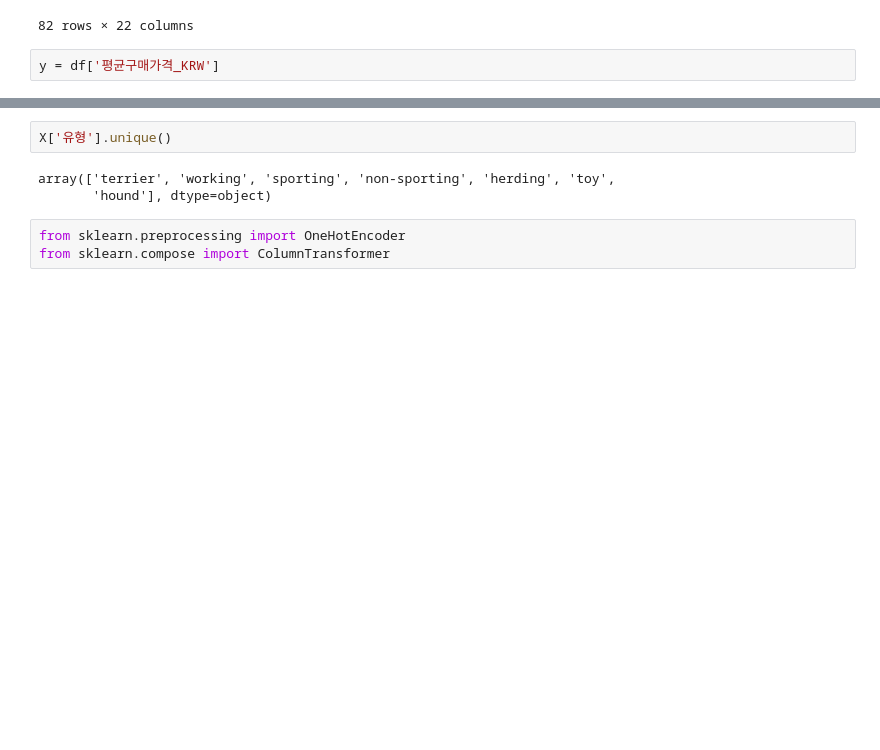
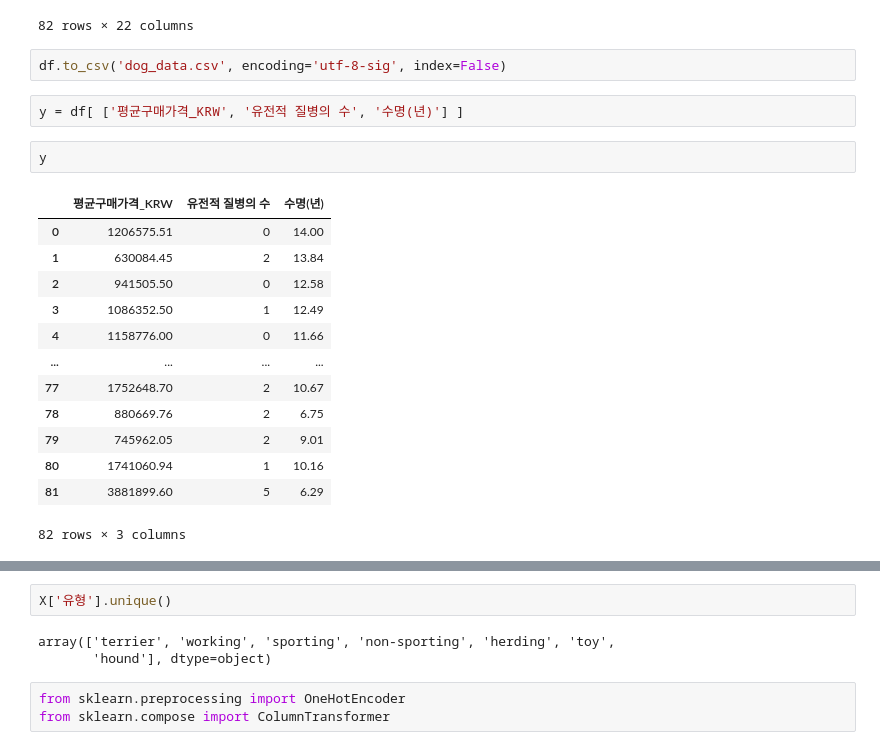
Before and after one commit to junnnnghee/dog-breed-app, a Jupyter notebook: test.ipynb, the cells around one changed output, grey strips where cells are left out. Drawn from its saved outputs; the diff is of its cells as text; blank space fills up the shorter version.

```diff
--- a/test.ipynb
+++ b/test.ipynb
@@ -569,5 +556,23 @@ df
 | 80 | 아키타 | working | 1.95 | 41 | 2 | hip problems | 2.33 | 2 | $20,994 | 54 | ... | ... |
 | 81 | 불독 | non-sporting | 0.99 | 6 | 0 | breathing, hip, heart problems, '... | 1.86 | 1 | $13,479 | 78 | ... | ... |
 82 rows × 22 columns
+# %%
+df.to_csv('dog_data.csv', encoding='utf-8-sig', index=False)
 # %%
-y = df['평균구매가격_KRW']
+y = df[ ['평균구매가격_KRW', '유전적 질병의 수', '수명(년)'] ]
+# %%
+y
+# %% [output]
+|  | 평균구매가격_KRW | 유전적 질병의 수 | 수명(년) |
+| 0 | 1206575.51 | 0 | 14.00 |
+| 1 | 630084.45 | 2 | 13.84 |
+| 2 | 941505.50 | 0 | 12.58 |
+| 3 | 1086352.50 | 1 | 12.49 |
+| 4 | 1158776.00 | 0 | 11.66 |
+| ... | ... | ... | ... |
+| 77 | 1752648.70 | 2 | 10.67 |
+| 78 | 880669.76 | 2 | 6.75 |
+| 79 | 745962.05 | 2 | 9.01 |
+| 80 | 1741060.94 | 1 | 10.16 |
+| 81 | 3881899.60 | 5 | 6.29 |
+82 rows × 3 columns
```
Also changed, not shown: parts of 34 cells of this notebook.
